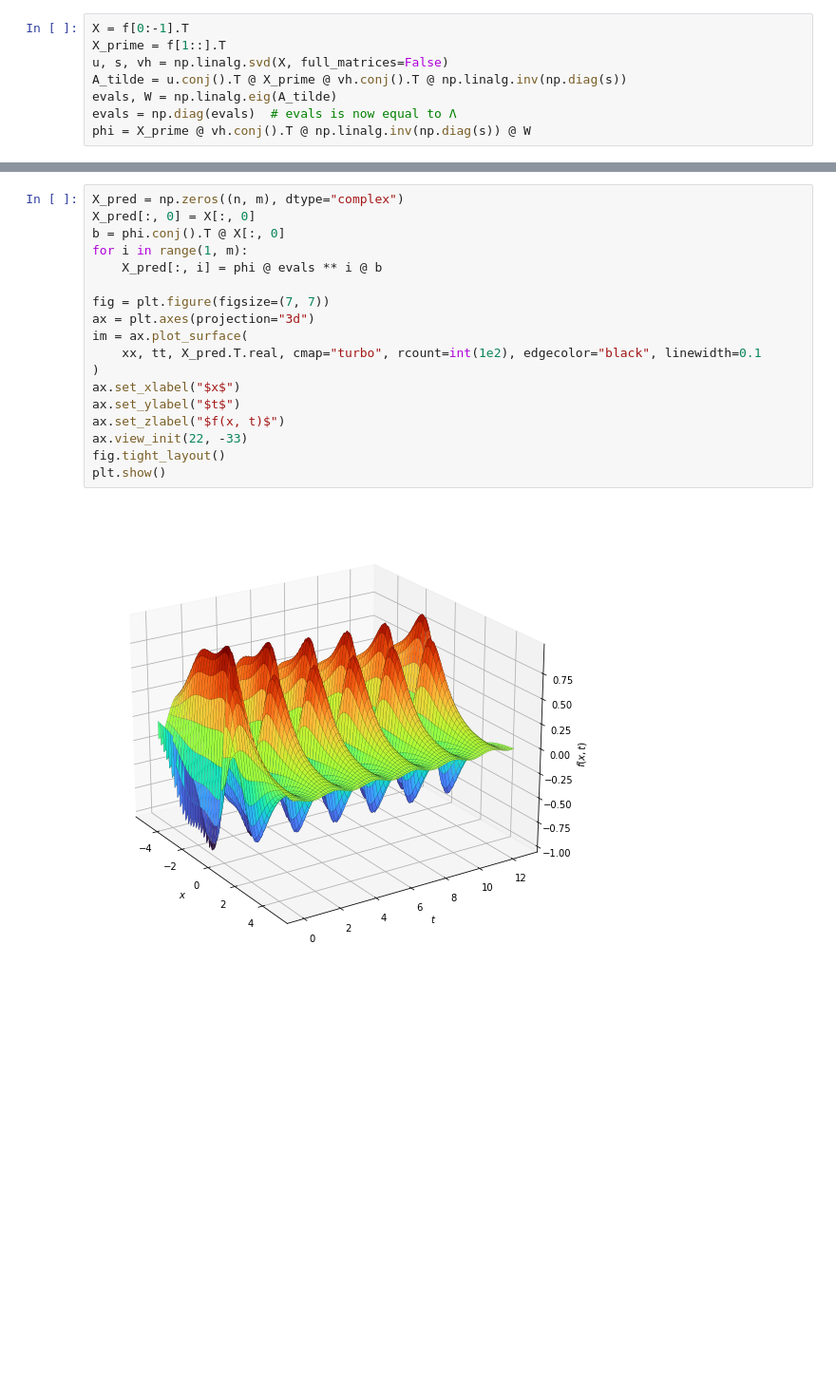
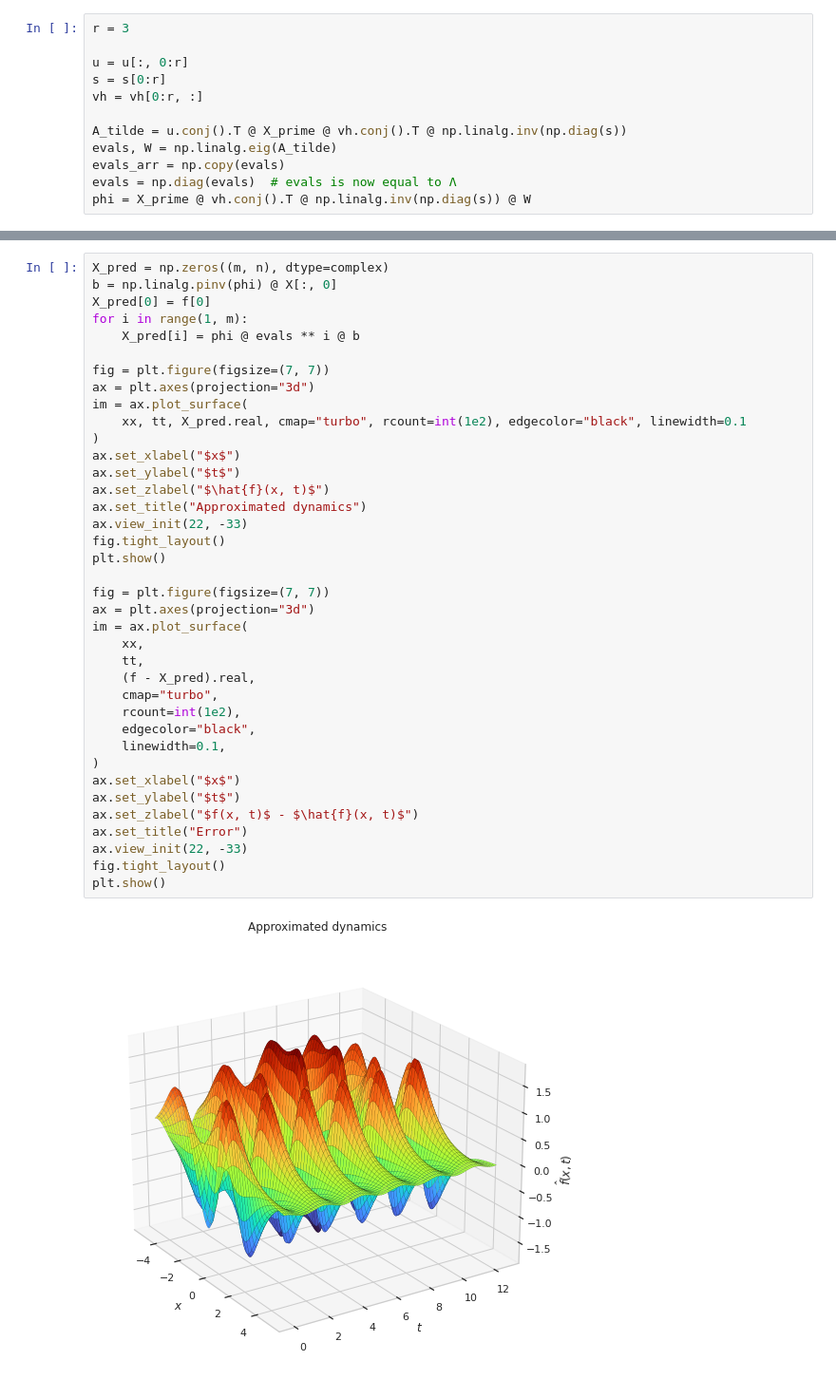
Before and after one commit to kerkelae/dmd, a Jupyter notebook: simple_example.ipynb, the cells around one changed output, grey strips where cells are left out. Shown at 95% size. Cells and saved outputs as stored; diff of their text form; blank space fills up the shorter version.

```diff
--- a/simple_example.ipynb
+++ b/simple_example.ipynb
@@ -96,8 +142,12 @@ We can define the matrices $\mathbf{X}$ and $\mathbf{X}$', and calculate $\mathb
 # %%
-X = f[0:-1].T
-X_prime = f[1::].T
-u, s, vh = np.linalg.svd(X, full_matrices=False)
+r = 3
+
+u = u[:, 0:r]
+s = s[0:r]
+vh = vh[0:r, :]
+
 A_tilde = u.conj().T @ X_prime @ vh.conj().T @ np.linalg.inv(np.diag(s))
 evals, W = np.linalg.eig(A_tilde)
+evals_arr = np.copy(evals)
 evals = np.diag(evals)  # evals is now equal to Λ
 phi = X_prime @ vh.conj().T @ np.linalg.inv(np.diag(s)) @ W
@@ -126,20 +185,40 @@ And finally let's reconstruct the time evolution of the whole system from the DM
 # %%
-X_pred = np.zeros((n, m), dtype="complex")
-X_pred[:, 0] = X[:, 0]
-b = phi.conj().T @ X[:, 0]
+X_pred = np.zeros((m, n), dtype=complex)
+b = np.linalg.pinv(phi) @ X[:, 0]
+X_pred[0] = f[0]
 for i in range(1, m):
-    X_pred[:, i] = phi @ evals ** i @ b
+    X_pred[i] = phi @ evals ** i @ b
 
 fig = plt.figure(figsize=(7, 7))
 ax = plt.axes(projection="3d")
 im = ax.plot_surface(
-    xx, tt, X_pred.T.real, cmap="turbo", rcount=int(1e2), edgecolor="black", linewidth=0.1
+    xx, tt, X_pred.real, cmap="turbo", rcount=int(1e2), edgecolor="black", linewidth=0.1
 )
 ax.set_xlabel("$x$")
 ax.set_ylabel("$t$")
-ax.set_zlabel("$f(x, t)$")
+ax.set_zlabel("$\hat{f}(x, t)$")
+ax.set_title("Approximated dynamics")
 ax.view_init(22, -33)
 fig.tight_layout()
 plt.show()
+
+fig = plt.figure(figsize=(7, 7))
+ax = plt.axes(projection="3d")
+im = ax.plot_surface(
+    xx,
+    tt,
+    (f - X_pred).real,
+    cmap="turbo",
+    rcount=int(1e2),
+    edgecolor="black",
+    linewidth=0.1,
+)
+ax.set_xlabel("$x$")
+ax.set_ylabel("$t$")
+ax.set_zlabel("$f(x, t)$ - $\hat{f}(x, t)$")
+ax.set_title("Error")
+ax.view_init(22, -33)
+fig.tight_layout()
+plt.show()
 # %% [output]
-[figure, old version]
+[figure, new version]
```
Also changed, not shown: parts of 16 cells of this notebook.
